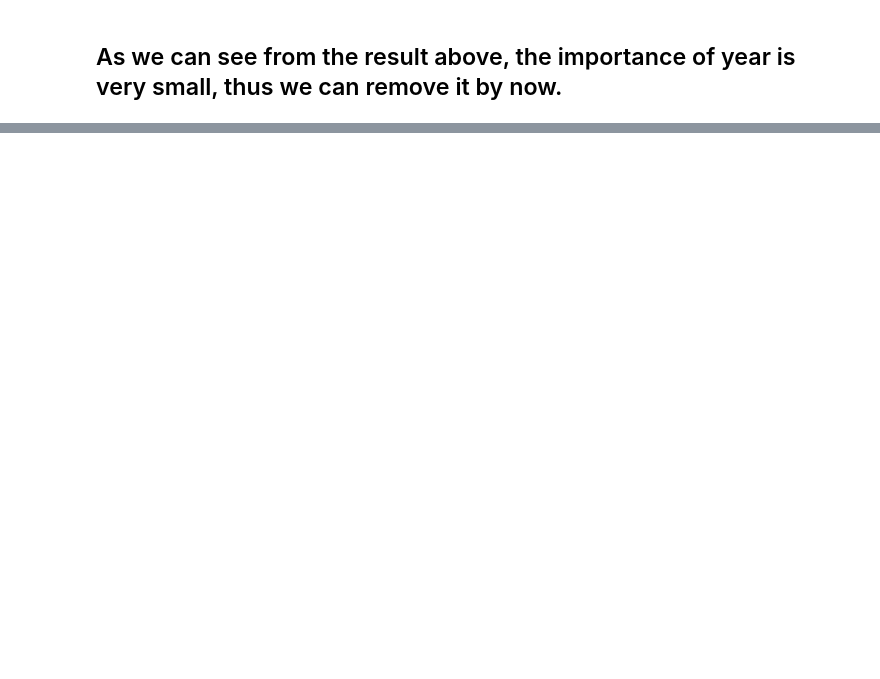
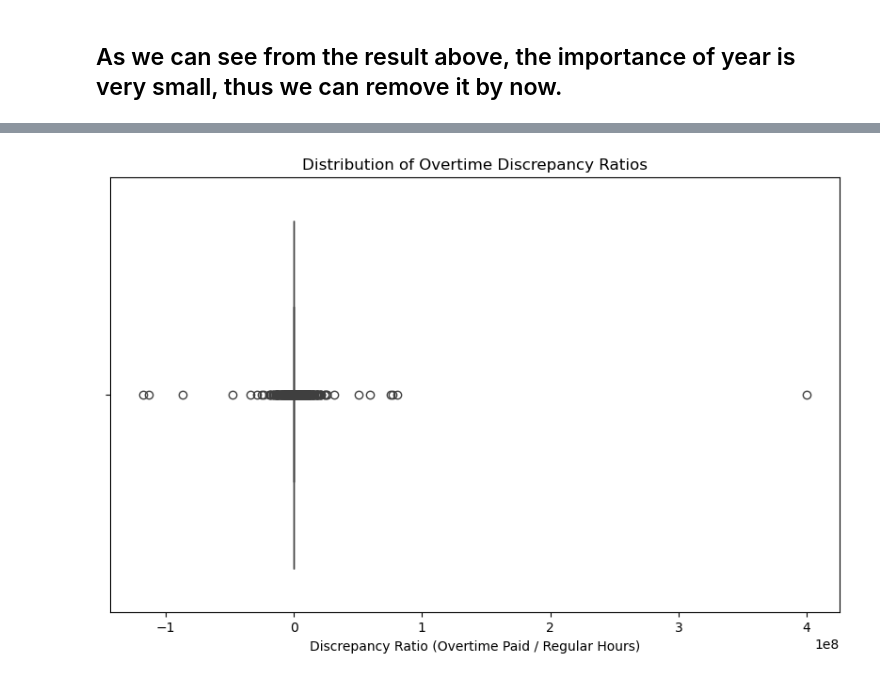
Before and after one commit to BU-Fall24-CS506-Team/Police-overtime, a Jupyter notebook: data_cleaning.ipynb, the cells around one changed output, grey strips where cells are left out. Cells and saved outputs as stored; diff of their text form; code cells hidden in the pictures; blank space fills up the shorter version.

```diff
--- a/data_cleaning.ipynb
+++ b/data_cleaning.ipynb
@@ -663,0 +952,11 @@ selected_features = ['TOTAL_GROSS', 'REGULAR', 'QUINN_EDUCATION', 'DETAIL', 'INJ
+# %%
+# Assuming discrepancy ratio is calculated (here as 'OVERTIME' / 'REGULAR' for simplicity)
+data['Discrepancy_Ratio'] = data['OVERTIME'] / (data['REGULAR'] + 1e-5)  # Avoid division by zero
+
+plt.figure(figsize=(10, 6))
+sns.boxplot(data=data, x='Discrepancy_Ratio')
+plt.title("Distribution of Overtime Discrepancy Ratios")
+plt.xlabel("Discrepancy Ratio (Overtime Paid / Regular Hours)")
+plt.show()
+# %% [output]
+[figure, added]
```
Also changed, not shown: parts of 29 cells of this notebook.
